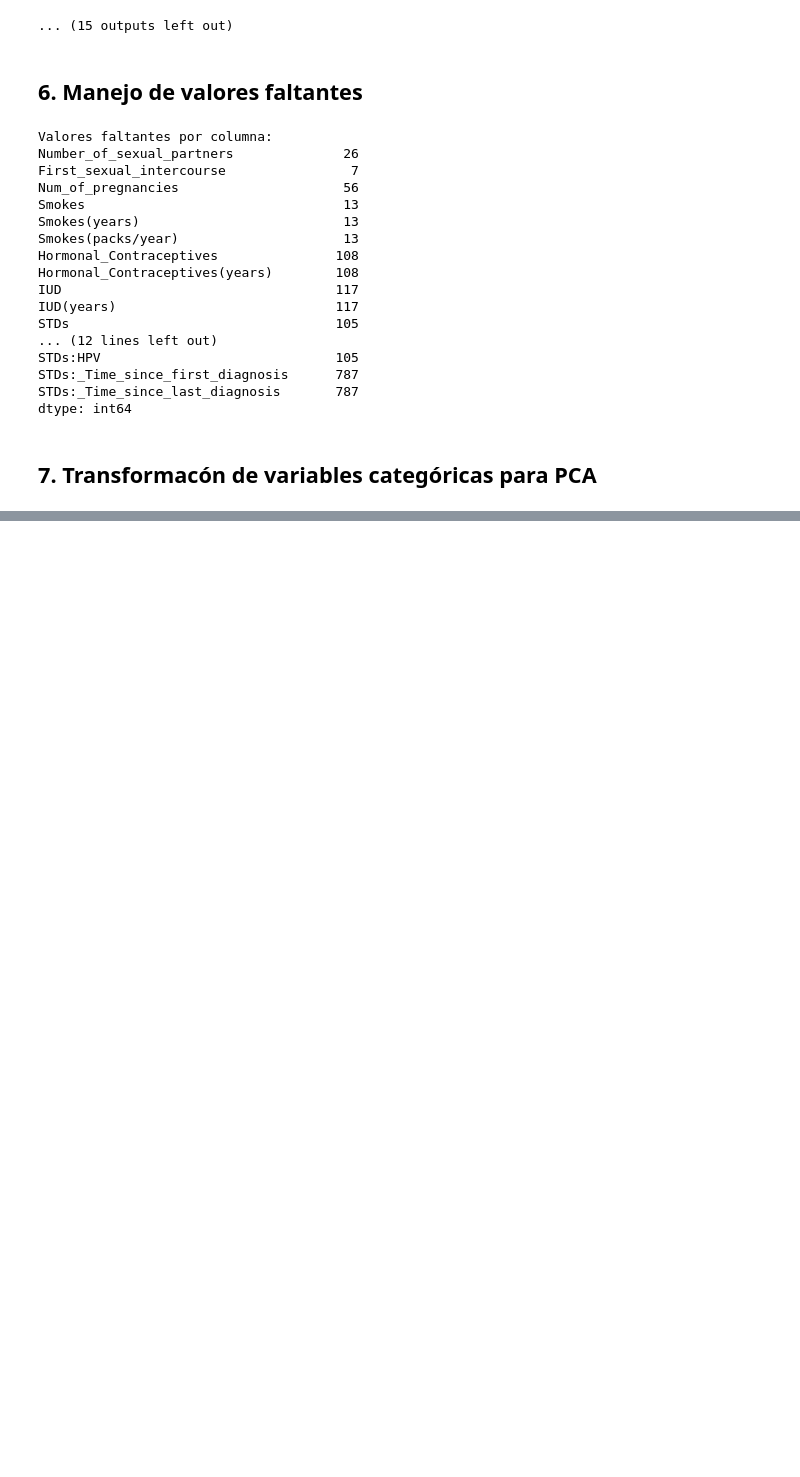
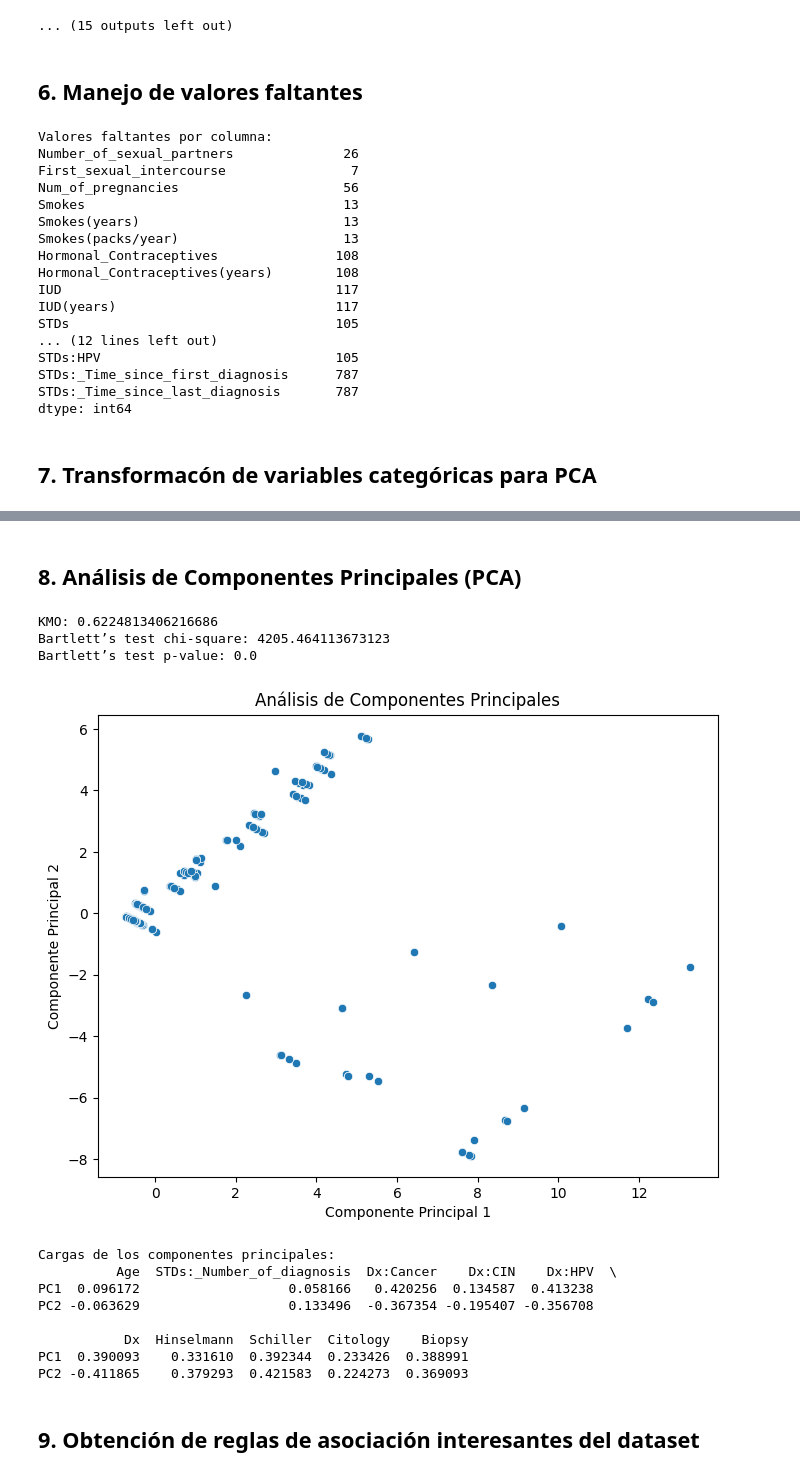
Before and after one commit to Gegdgt/Lab1-DataScience, a Jupyter notebook: Lab1.ipynb, the cells around one changed output, grey strips where cells are left out. Cells and saved outputs as stored; diff of their text form; code cells hidden in the pictures; blank space fills up the shorter version.

```diff
--- a/Lab1.ipynb
+++ b/Lab1.ipynb
@@ -432,0 +433,71 @@ plt.show()
+# %% [markdown]
+## 8. Análisis de Componentes Principales (PCA)
+# %%
+import numpy as np
+import pandas as pd
+import matplotlib.pyplot as plt
+import seaborn as sns
+from sklearn.preprocessing import StandardScaler
+from sklearn.decomposition import PCA
+from factor_analyzer.factor_analyzer import calculate_kmo, calculate_bartlett_sphericity
+
+# Calcular el índice KMO y el test de esfericidad de Bartlett
+def kmo_bartlett_test(data):
+    # KMO Test
+    kmo_all, kmo_model = calculate_kmo(data)
+
+    # Bartlett's test
+    chi_square_value, p_value = calculate_bartlett_sphericity(data)
+
+    return kmo_model, chi_square_value, p_value
+
+# Seleccionamos las variables numéricas
+num_vars = [col for col, tipo in var_types.items() if 'Cuantitativa' in tipo]
+num_df = df[num_vars].dropna()
+
+# Aplicamos el test de KMO y Bartlett
+kmo_model, chi_square_value, p_value = kmo_bartlett_test(num_df)
+print(f"KMO: {kmo_model}")
+print(f"Bartlett’s test chi-square: {chi_square_value}")
+print(f"Bartlett’s test p-value: {p_value}")
+
+# Realizamos el PCA si los resultados de los tests son favorables
+if kmo_model > 0.6 and p_value < 0.05:
+    # Estandarizar los datos numéricos
+    scaler = StandardScaler()
+    num_df_scaled = scaler.fit_transform(num_df)
+
+    # Aplicar PCA
+    pca = PCA(n_components=2)
+    principal_components = pca.fit_transform(num_df_scaled)
+    principal_df = pd.DataFrame(data=principal_components, columns=['PC1', 'PC2'])
+
+    # Visualización de PCA
+    plt.figure(figsize=(8, 6))
+    sns.scatterplot(x=principal_df['PC1'], y=principal_df['PC2'])
+    plt.title('Análisis de Componentes Principales')
+    plt.xlabel('Componente Principal 1')
+    plt.ylabel('Componente Principal 2')
+    plt.show()
+
+    # Interpretación de los componentes
+    pca_loadings = pd.DataFrame(pca.components_, columns=num_df.columns, index=['PC1', 'PC2'])
+    print("Cargas de los componentes principales:")
+    print(pca_loadings)
+else:
+    print("No es conveniente aplicar PCA dado que el índice KMO o el test de esfericidad de Bartlett no son favorables.")
+# %% [output]
+KMO: 0.6224813406216686
+Bartlett’s test chi-square: 4205.464113673123
+Bartlett’s test p-value: 0.0
+[figure, added]
+Cargas de los componentes principales:
+          Age  STDs:_Number_of_diagnosis  Dx:Cancer    Dx:CIN    Dx:HPV  \
+PC1  0.096172                   0.058166   0.420256  0.134587  0.413238
+PC2 -0.063629                   0.133496  -0.367354 -0.195407 -0.356708
+
+           Dx  Hinselmann  Schiller  Citology    Biopsy
+PC1  0.390093    0.331610  0.392344  0.233426  0.388991
+PC2 -0.411865    0.379293  0.421583  0.224273  0.369093
+# %% [markdown]
+## 9. Obtención de reglas de asociación interesantes del dataset
```
Also changed, not shown: parts of 3 cells of this notebook.
